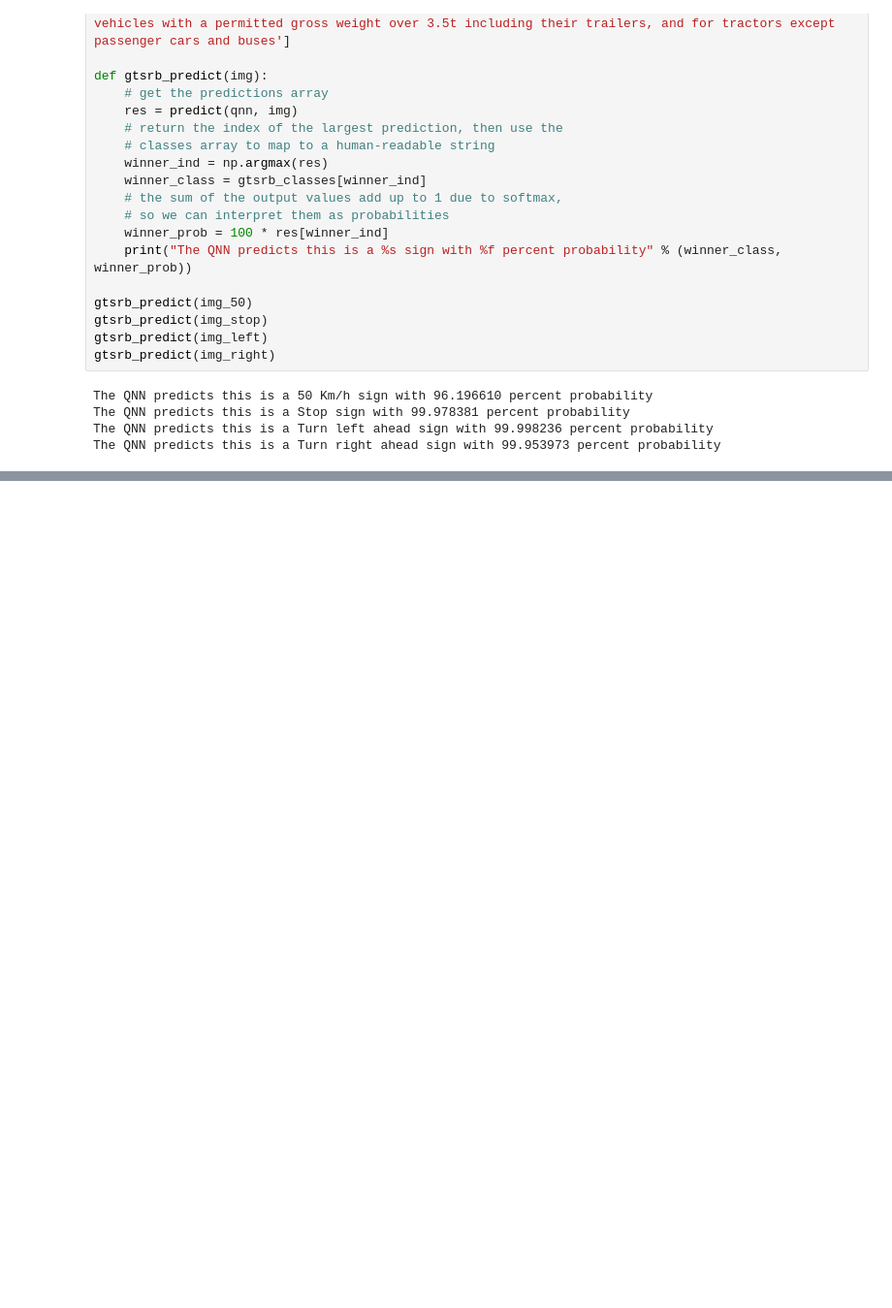
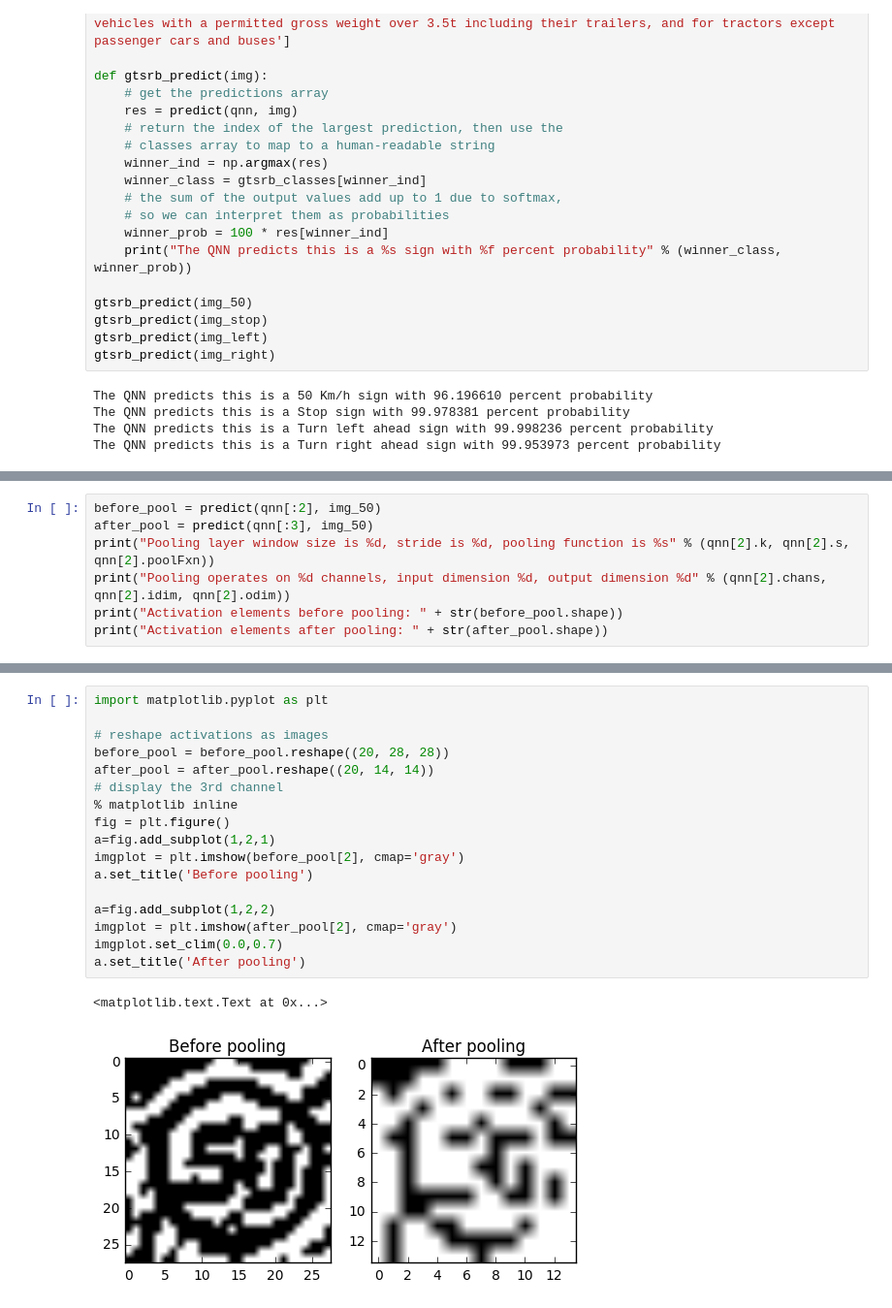
Before and after one commit to maltanar/qnn-inference-examples, a Jupyter notebook: 3-convolutional-binarized-gtsrb.ipynb, the cells around one changed output, grey strips where cells are left out. Shown: that part at 97% size. Saved outputs shown, nothing was run; the diff lists cells and outputs as text; blank space fills up the shorter version.

Commit message:
more conv explanation, more comments in layers.py

```diff
--- a/3-convolutional-binarized-gtsrb.ipynb
+++ b/3-convolutional-binarized-gtsrb.ipynb
@@ -97,0 +215,7 @@ The QNN predicts this is a Turn right ahead sign with 99.953973 percent probabil
+# %%
+before_pool = predict(qnn[:2], img_50)
+after_pool = predict(qnn[:3], img_50)
+print("Pooling layer window size is %d, stride is %d, pooling function is %s" % (qnn[2].k, qnn[2].s, qnn[2].poolFxn))
+print("Pooling operates on %d channels, input dimension %d, output dimension %d" % (qnn[2].chans, qnn[2].idim, qnn[2].odim))
+print("Activation elements before pooling: " + str(before_pool.shape))
+print("Activation elements after pooling: " + str(after_pool.shape))
@@ -97,0 +229,20 @@ The QNN predicts this is a Turn right ahead sign with 99.953973 percent probabil
+# %%
+import matplotlib.pyplot as plt
+
+# reshape activations as images
+before_pool = before_pool.reshape((20, 28, 28))
+after_pool = after_pool.reshape((20, 14, 14))
+# display the 3rd channel
+% matplotlib inline
+fig = plt.figure()
+a=fig.add_subplot(1,2,1)
+imgplot = plt.imshow(before_pool[2], cmap='gray')
+a.set_title('Before pooling')
+
+a=fig.add_subplot(1,2,2)
+imgplot = plt.imshow(after_pool[2], cmap='gray')
+imgplot.set_clim(0.0,0.7)
+a.set_title('After pooling')
+# %% [output]
+<matplotlib.text.Text at 0x...>
+[figure, added]
```
Also changed, not shown: parts of 25 cells of this notebook, 2 other files.
